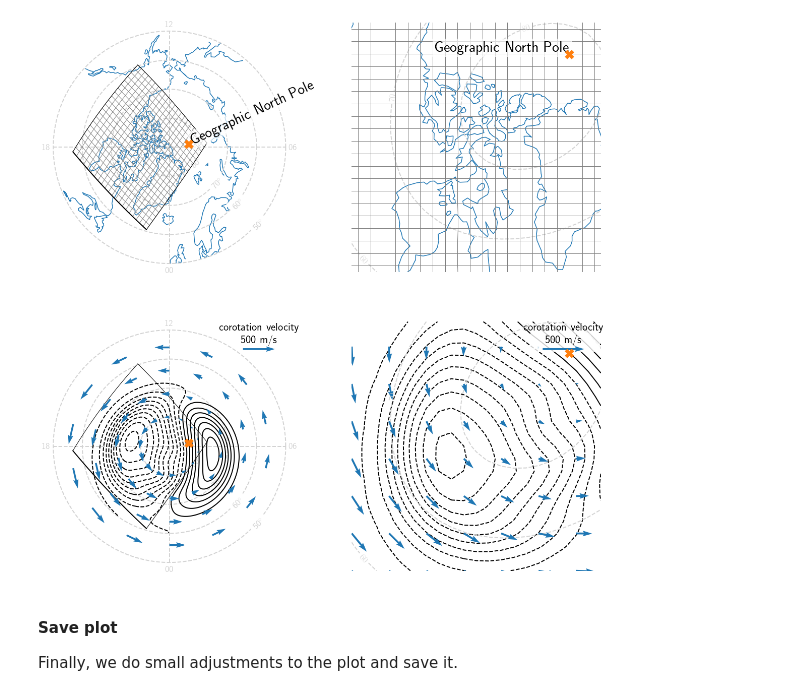
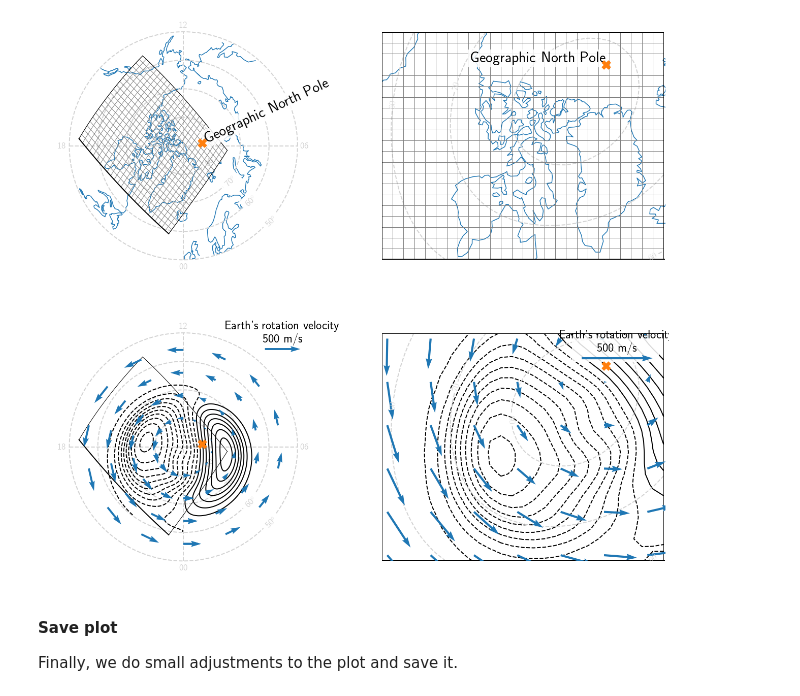
Before and after one commit to klaundal/lompe, a Jupyter notebook: examples/code_paper_figures/05_Visualization_with_Polarplot.ipynb, the cells around one changed output. Saved outputs shown, nothing was run; the diff lists cells and outputs as text; code cells hidden in the pictures.

```diff
--- a/examples/code_paper_figures/05_Visualization_with_Polarplot.ipynb
+++ b/examples/code_paper_figures/05_Visualization_with_Polarplot.ipynb
@@ -35,7 +33,7 @@ Make a cubed sphere grid - for illustration purposes, the grid is quite coarse.
 # %%
-L, W, Lres, Wres = 5000e3, 5000e3, 200e3, 200e3 # m
-position = (-88, 72) # geographic lon, lat of center of grid
-orientation = 45     # angle defining orientation of xi-axis
+L, W, Lres, Wres = 7000e3, 5000e3, 200e3, 200e3 # m
+position = (-88, 72)                            # geographic lon, lat of center of grid
+orientation = 45                                # angle defining orientation of xi-axis (towards north)
 projection = lompe.cs.CSprojection(position, orientation)
 grid = lompe.cs.CSgrid(projection, L, W, Lres, Wres, R = Re+HI) # set grid to ionospheric altitude
 # %% [markdown]
@@ -166,15 +172,15 @@ V      = weimer.phi .values.reshape((181, 61)) * 1e3 # kV to V
 # on polar axis
 pax2.contour(mlat, mlt, V, levels=np.r_[-101:101:4]*1e3, colors='black', linewidths=2)  # like plt.contour
 
-# on xi, eta grid
-a = apexpy.Apex(time, refh=110)          # to geographic coordinates
-mlon = a.mlt2mlon(mlt, time)
+# on grid axis
+mlon = apex.mlt2mlon(mlt, time)    # to geographic coordinates
 lat, lon, _ = a.apex2geo(mlat, mlon, height=110)
 
 # interpolate potential to CS grid
-xi, eta = grid.projection.geo2cube(lon, lat)
-V       = griddata((xi.flatten(), eta.flatten()), V.flatten(), (grid.xi.flatten(), grid.eta.flatten()),
-                   fill_value = 0, method = 'cubic').reshape(grid.shape)
-axs['grid2'].contour(grid.xi, grid.eta, V, levels=np.r_[-101:101:4]*1e3, colors='black', zorder=1, linewidths=2)
+xi, eta = grid.projection.geo2cube(lon, lat) # to cube coordinates
+V       = griddata((xi.flatten(), eta.flatten()), V.flatten(), (grid.xi_mesh.flatten(), grid.eta_mesh.flatten()),
+                   fill_value = 0, method = 'cubic').reshape(grid.xi_mesh.shape)
+axs['grid2'].contour(grid.xi_mesh, grid.eta_mesh, V, levels=np.r_[-101:101:4]*1e3, colors='black', zorder=1, linewidths=2)
+
 fig
 # %% [output]
@@ -189,29 +196,40 @@ Vector fields or individual vectors can be plotted using quiver. An example of t
 # %%
 # on polar axis
 mlats, mlts = np.meshgrid(np.linspace(48,80,5), np.linspace(0,24,15)) # grid of mlat and mlts
-mlon = a.mlt2mlon(mlts, time)                 # to geographic
-lats, _, _ = a.apex2geo(mlats, mlon, height=0)
-v_e = Re * np.cos(lats * np.pi / 180) * 2 * np.pi / (24 * 60**2)   # corotation velocity
-v_n = np.zeros((v_e.shape))
+mlon = apex.mlt2mlon(mlts, time)  # to geographic
+lats, lons, _ = a.apex2geo(mlats, mlon, height=0)
+v_e = Re * np.cos(lats * np.pi / 180) * 2 * np.pi / (24 * 60**2)     # rotation velocity for some coordinates
+v_n = np.zeros((v_e.shape))                                          # no rotation in North-South direction
 
-qkey = {'X':.85, 'Y':.89, 'U':500, 'label':'corotation velocity\n 500 m/s', 'labelpos':'N', 'fontproperties':{'size':22}, 'zorder':3} # quiver key
+# to magnetic system using apex base vectors for the locations
+f1, f2 = a.basevectors_qd(lats, lons, 0, coords = 'geo') # mag east, north
+# normalize the northward vector, and define a new eastward vector that is perpendicular:
+#f2 = f2 / np.linalg.norm(f2, axis = 0)
+#f1 = np.cross(np.vstack((f2, np.zeros(f2.shape[1]))).T, np.array([[0, 0, 1]])).T[:2]
+
+#[v_e, v_n] = f1.T * v_e + f2.T * v_n
+
+qkey = {'X':.85, 'Y':.89, 'U':500, 'label':"Earth's rotation velocity\n 500 m/s", 'labelpos':'N',
+        'fontproperties':{'size':24}, 'zorder':3} # quiver key properties
 pax2.quiver(mlats, mlts, v_n, v_e, qkeyproperties=qkey, scale=4000, color='C0', zorder=2) # like plt.quiver
 
-# xi, eta axis
-v_e = Re * np.cos(grid.lat * np.pi / 180) * 2 * np.pi / (24 * 60**2) # corotation velocity
+# on grid axis
+v_e = Re * np.cos(grid.lat * np.pi / 180) * 2 * np.pi / (24 * 60**2) # rotation velocity for the grid cooridnates
 v_n = np.zeros((v_e.shape))
 vxi, veta = grid.projection.vector_cube_projection(v_e.flatten(), v_n.flatten(),
                                                    grid.lon.flatten(), grid.lat.flatten(), return_xi_eta=False)
 vxi, veta = vxi.reshape(grid.shape), veta.reshape(grid.shape)
-SKIP = 3
+SKIP = 4
 quiv = axs['grid2'].quiver(grid.xi[::SKIP, ::SKIP], grid.eta[::SKIP, ::SKIP], vxi[::SKIP, ::SKIP],
-                           veta[::SKIP, ::SKIP], scale = 3000, color = 'C0', zorder=3)
+                           veta[::SKIP, ::SKIP], scale = 2000, color = 'C0', zorder=3)
+gridqkwargs = {'X':.83, 'Y':.89}
+qkey.update(gridqkwargs)
 axs['grid2'].quiverkey(quiv, **qkey)
-axs['grid2'].fill_between([.13,.3], [.23], [.3], edgecolor='face', color='white', zorder=3, alpha=.8)
+axs['grid2'].fill_between([.13,.375], [.24], [.315], edgecolor='face', color='white', zorder=3, alpha=.85)
 
 fig
 # %% [output]
-[figure, old version]
+[figure, new version]
 # %% [markdown]
 #### Save plot
 
```
Also changed, not shown: parts of 15 cells of this notebook, 13 other files.
